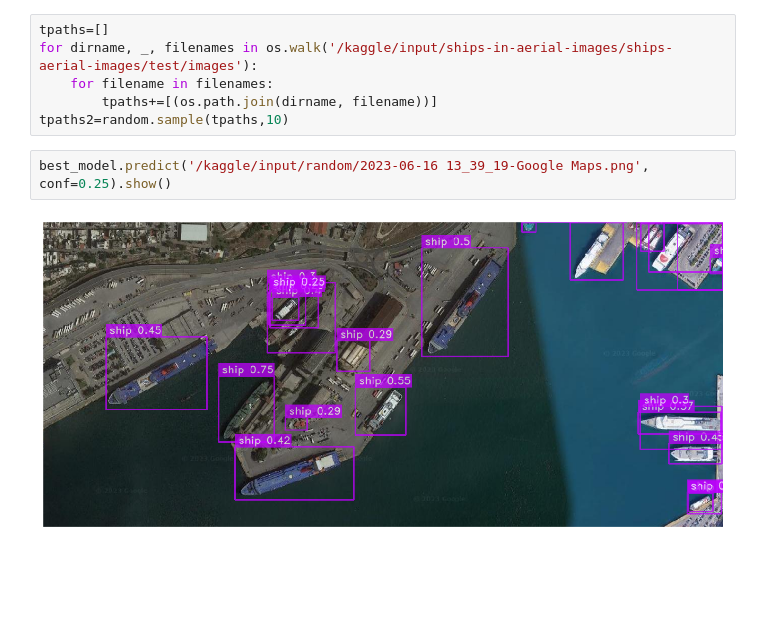
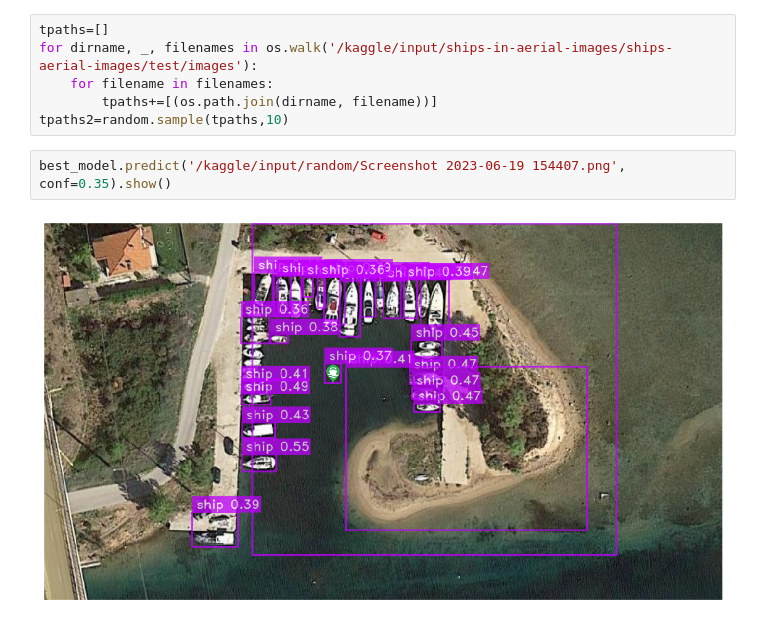
Before and after one commit to ferdzo/vesselDetection, a Jupyter notebook: shipdetection.ipynb, the cells around one changed output. Cells and saved outputs as stored; diff of their text form; blank space fills up the shorter version.

Commit message:
Kaggle Notebook | shipDetection | Version 10

```diff
--- a/shipdetection.ipynb
+++ b/shipdetection.ipynb
@@ -226,6 +226,6 @@ for dirname, _, filenames in os.walk('/kaggle/input/ships-in-aerial-images/ships
         tpaths+=[(os.path.join(dirname, filename))]
 tpaths2=random.sample(tpaths,10)
 # %%
-best_model.predict('/kaggle/input/random/2023-06-16 13_39_19-Google Maps.png', conf=0.25).show()
+best_model.predict('/kaggle/input/random/Screenshot 2023-06-19 154407.png', conf=0.35).show()
 # %% [output]
-[figure, old version]
+[figure, new version]
```
